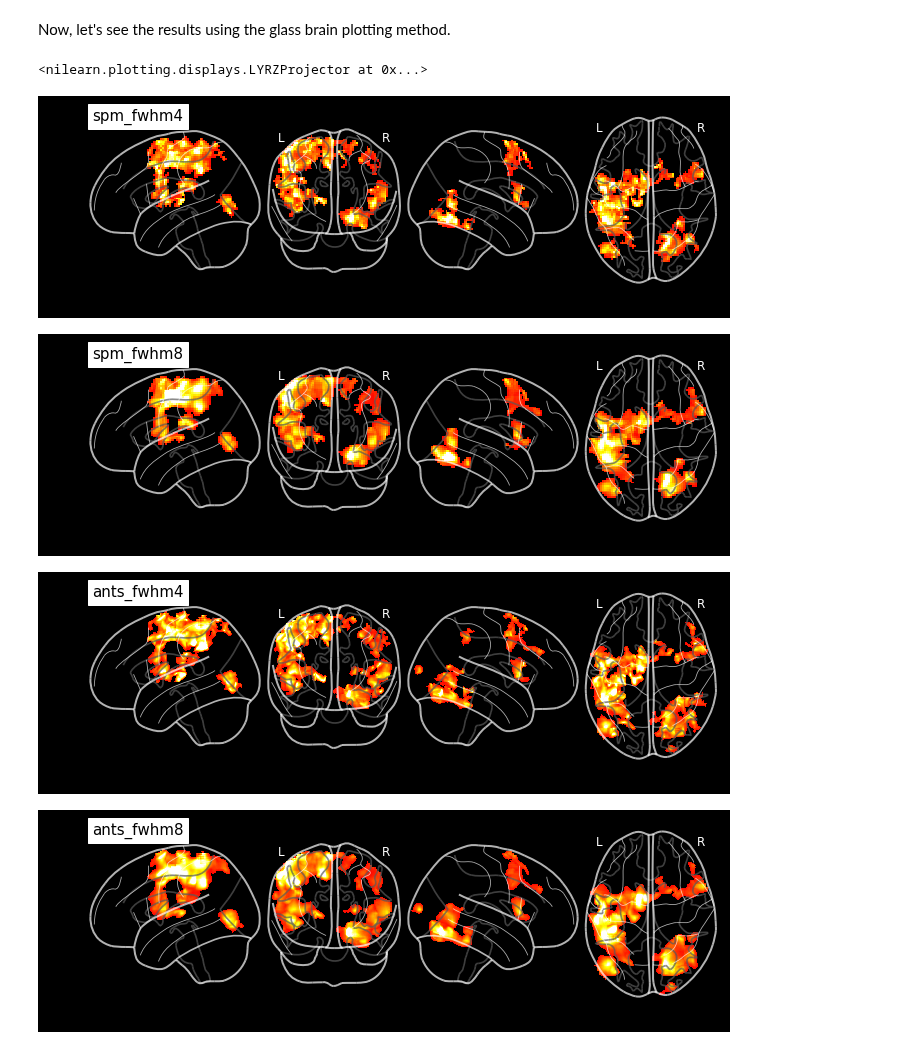
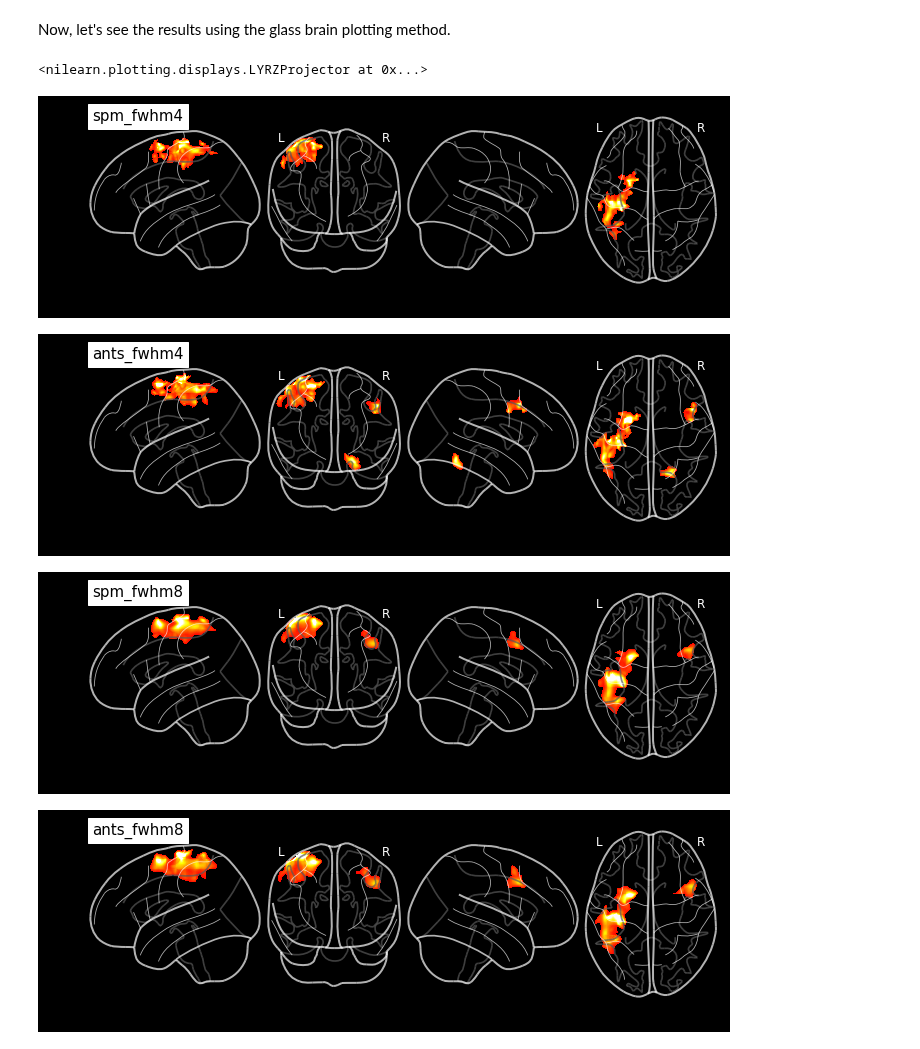
Before and after one commit to miykael/nipype_tutorial, a Jupyter notebook: notebooks/example_2ndlevel.ipynb, the cells around one changed output. Cells and saved outputs as stored; diff of their text form; code cells hidden in the pictures.

Commit message:
FIX: rerun notebook and changed contrast and slices for visualization

```diff
--- a/notebooks/example_2ndlevel.ipynb
+++ b/notebooks/example_2ndlevel.ipynb
@@ -326,20 +288,23 @@ Now, let's see the results using the glass brain plotting method.
 # %%
 from nilearn.plotting import plot_glass_brain
 plot_glass_brain(
-    '/output/datasink/2ndLevel/spm_con_0002_fwhm4/spmT_0001_thr.nii',
-    threshold=3.7, display_mode='lyrz', black_bg=True, vmax=10, title='spm_fwhm4')
+    '/output/datasink/2ndLevel/spm_con_0005_fwhm4/spmT_0001_thr.nii',
+    threshold=2, display_mode='lyrz', black_bg=True, vmax=10, title='spm_fwhm4')
+
 plot_glass_brain(
-    '/output/datasink/2ndLevel/spm_con_0002_fwhm8/spmT_0001_thr.nii',
-    threshold=3.7, display_mode='lyrz', black_bg=True, vmax=10, title='spm_fwhm8')
+    '/output/datasink/2ndLevel/ants_con_0005_fwhm4/spmT_0001_thr.nii',
+    threshold=2, display_mode='lyrz', black_bg=True, vmax=10, title='ants_fwhm4')
+
 plot_glass_brain(
-    '/output/datasink/2ndLevel/ants_con_0002_fwhm4/spmT_0001_thr.nii',
-    threshold=3.7, display_mode='lyrz', black_bg=True, vmax=10, title='ants_fwhm4')
+    '/output/datasink/2ndLevel/spm_con_0005_fwhm8/spmT_0001_thr.nii',
+    threshold=2, display_mode='lyrz', black_bg=True, vmax=10, title='spm_fwhm8')
+
 plot_glass_brain(
-    '/output/datasink/2ndLevel/ants_con_0002_fwhm8/spmT_0001_thr.nii',
-    threshold=3.7, display_mode='lyrz', black_bg=True, vmax=10, title='ants_fwhm8')
+    '/output/datasink/2ndLevel/ants_con_0005_fwhm8/spmT_0001_thr.nii',
+    threshold=2, display_mode='lyrz', black_bg=True, vmax=10, title='ants_fwhm8')
 # %% [output]
 <nilearn.plotting.displays.LYRZProjector at 0x...>
-[figure, old version]
+[figure, new version]
-[figure, old version]
+[figure, new version]
-[figure, old version]
+[figure, new version]
-[figure, old version]
+[figure, new version]
```
Also changed, not shown: parts of 15 cells of this notebook.
